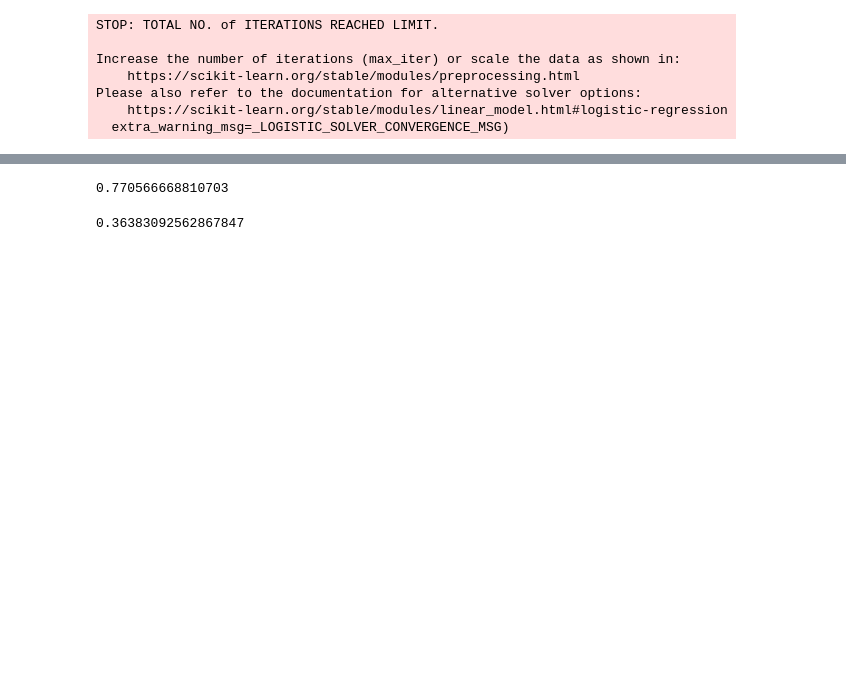
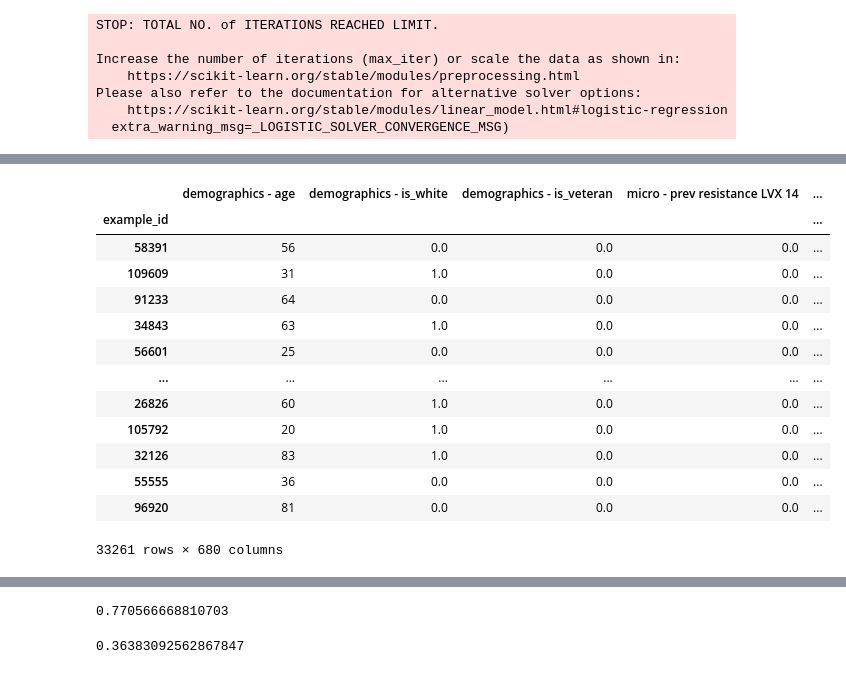
Before and after one commit to YNWA27/BRJProject, a Jupyter notebook: Clean Black Box Models.ipynb, the cells around one changed output, grey strips where cells are left out. Drawn from its saved outputs; the diff is of its cells as text; code cells hidden in the pictures; blank space fills up the shorter version.

```diff
--- a/Clean Black Box Models.ipynb
+++ b/Clean Black Box Models.ipynb
@@ -231,0 +251,17 @@ accuracy_score(lr.predict(X_test), y_test)
+# %%
+X_test
+# %% [output]
+|  | demographics - age | demographics - is_white | demographics - is_veteran | micro - prev resistance LVX 14 | ... |
+| example_id |  |  |  |  | ... |
+| 58391 | 56 | 0.0 | 0.0 | 0.0 | ... |
+| 109609 | 31 | 1.0 | 0.0 | 0.0 | ... |
+| 91233 | 64 | 0.0 | 0.0 | 0.0 | ... |
+| 34843 | 63 | 1.0 | 0.0 | 0.0 | ... |
+| 56601 | 25 | 0.0 | 0.0 | 0.0 | ... |
+| ... | ... | ... | ... | ... | ... |
+| 26826 | 60 | 1.0 | 0.0 | 0.0 | ... |
+| 105792 | 20 | 1.0 | 0.0 | 0.0 | ... |
+| 32126 | 83 | 1.0 | 0.0 | 0.0 | ... |
+| 55555 | 36 | 0.0 | 0.0 | 0.0 | ... |
+| 96920 | 81 | 0.0 | 0.0 | 0.0 | ... |
+33261 rows × 680 columns
```
Also changed, not shown: parts of 27 cells of this notebook, 1 other file.
